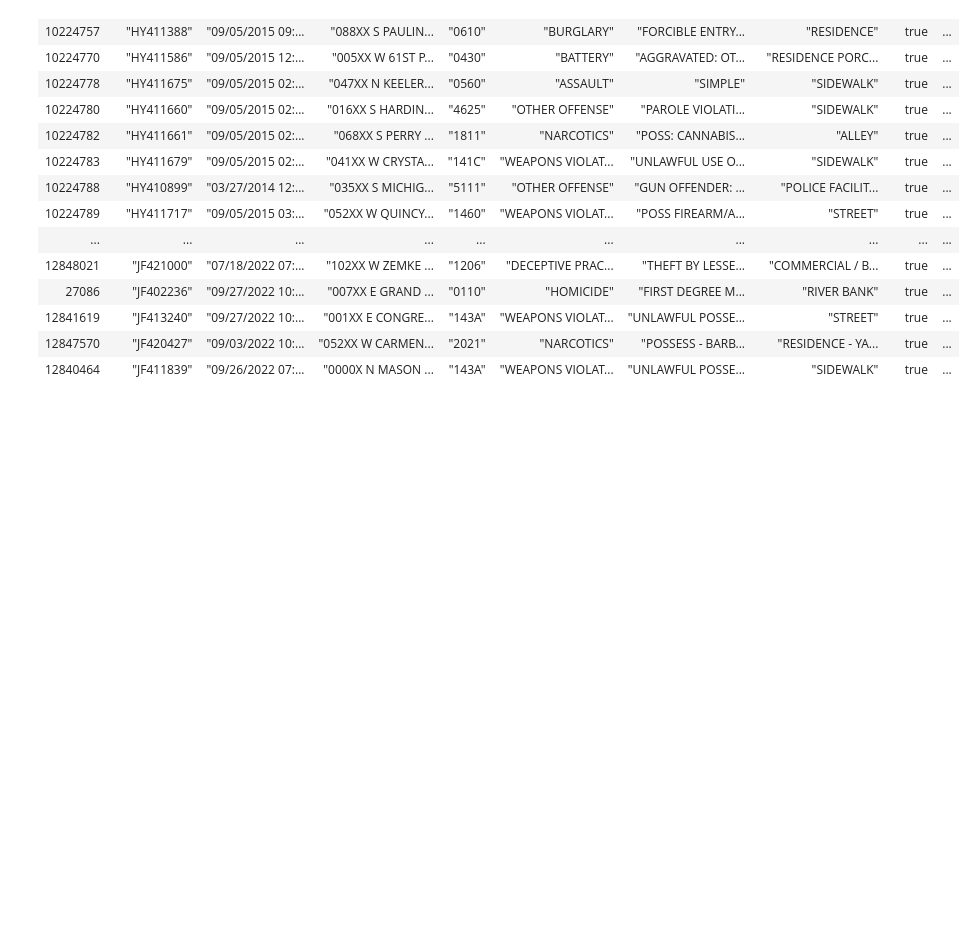
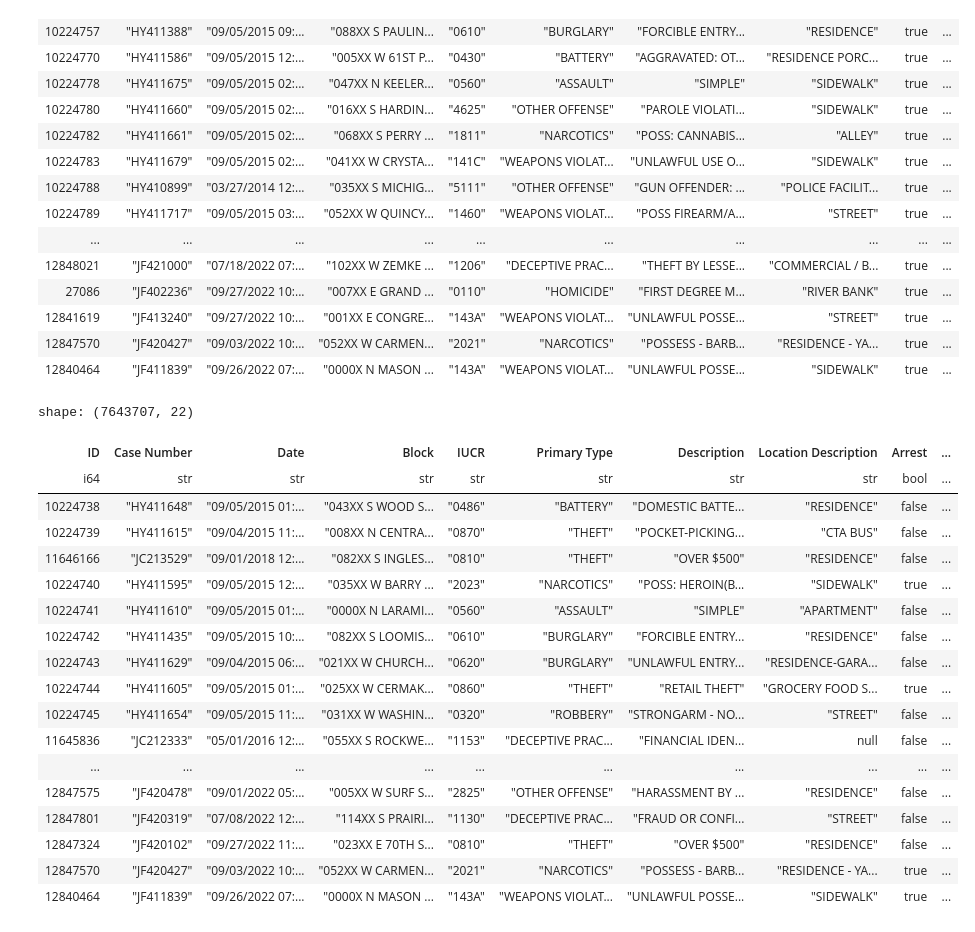
Before and after one commit to RandomFractals/chicago-crimes, a Jupyter notebook: notebooks/chicago-crimes-polars.ipynb, the cells around one changed output. Cells and saved outputs as stored; diff of their text form; code cells hidden in the pictures; blank space fills up the shorter version.

```diff
--- a/notebooks/chicago-crimes-polars.ipynb
+++ b/notebooks/chicago-crimes-polars.ipynb
@@ -28,3 +28,28 @@ shape: (2017993, 22)
 | 12841619 | "JF413240" | "09/27/2022 10:... | "001XX E CONGRE... | "143A" | "WEAPONS VIOLAT... | "UNLAWFUL POSSE... | "STREET" | true | ... |
 | 12847570 | "JF420427" | "09/03/2022 10:... | "052XX W CARMEN... | "2021" | "NARCOTICS" | "POSSESS - BARB... | "RESIDENCE - YA... | true | ... |
 | 12840464 | "JF411839" | "09/26/2022 07:... | "0000X N MASON ... | "143A" | "WEAPONS VIOLAT... | "UNLAWFUL POSSE... | "SIDEWALK" | true | ... |
+# %%
+# read all crimes CSV data
+crimes = pl.read_csv('../data/crimes.csv', parse_dates=True)
+# %%
+crimes
+# %% [output]
+shape: (7643707, 22)
+| ID | Case Number | Date | Block | IUCR | Primary Type | Description | Location Description | Arrest | ... |
+| i64 | str | str | str | str | str | str | str | bool | ... |
+| 10224738 | "HY411648" | "09/05/2015 01:... | "043XX S WOOD S... | "0486" | "BATTERY" | "DOMESTIC BATTE... | "RESIDENCE" | false | ... |
+| 10224739 | "HY411615" | "09/04/2015 11:... | "008XX N CENTRA... | "0870" | "THEFT" | "POCKET-PICKING... | "CTA BUS" | false | ... |
+| 11646166 | "JC213529" | "09/01/2018 12:... | "082XX S INGLES... | "0810" | "THEFT" | "OVER $500" | "RESIDENCE" | false | ... |
+| 10224740 | "HY411595" | "09/05/2015 12:... | "035XX W BARRY ... | "2023" | "NARCOTICS" | "POSS: HEROIN(B... | "SIDEWALK" | true | ... |
+| 10224741 | "HY411610" | "09/05/2015 01:... | "0000X N LARAMI... | "0560" | "ASSAULT" | "SIMPLE" | "APARTMENT" | false | ... |
+| 10224742 | "HY411435" | "09/05/2015 10:... | "082XX S LOOMIS... | "0610" | "BURGLARY" | "FORCIBLE ENTRY... | "RESIDENCE" | false | ... |
+| 10224743 | "HY411629" | "09/04/2015 06:... | "021XX W CHURCH... | "0620" | "BURGLARY" | "UNLAWFUL ENTRY... | "RESIDENCE-GARA... | false | ... |
+| 10224744 | "HY411605" | "09/05/2015 01:... | "025XX W CERMAK... | "0860" | "THEFT" | "RETAIL THEFT" | "GROCERY FOOD S... | true | ... |
+| 10224745 | "HY411654" | "09/05/2015 11:... | "031XX W WASHIN... | "0320" | "ROBBERY" | "STRONGARM - NO... | "STREET" | false | ... |
+| 11645836 | "JC212333" | "05/01/2016 12:... | "055XX S ROCKWE... | "1153" | "DECEPTIVE PRAC... | "FINANCIAL IDEN... | null | false | ... |
+| ... | ... | ... | ... | ... | ... | ... | ... | ... | ... |
+| 12847575 | "JF420478" | "09/01/2022 05:... | "005XX W SURF S... | "2825" | "OTHER OFFENSE" | "HARASSMENT BY ... | "RESIDENCE" | false | ... |
+| 12847801 | "JF420319" | "07/08/2022 12:... | "114XX S PRAIRI... | "1130" | "DECEPTIVE PRAC... | "FRAUD OR CONFI... | "STREET" | false | ... |
+| 12847324 | "JF420102" | "09/27/2022 11:... | "023XX E 70TH S... | "0810" | "THEFT" | "OVER $500" | "RESIDENCE" | false | ... |
+| 12847570 | "JF420427" | "09/03/2022 10:... | "052XX W CARMEN... | "2021" | "NARCOTICS" | "POSSESS - BARB... | "RESIDENCE - YA... | true | ... |
+| 12840464 | "JF411839" | "09/26/2022 07:... | "0000X N MASON ... | "143A" | "WEAPONS VIOLAT... | "UNLAWFUL POSSE... | "SIDEWALK" | true | ... |
```
Also changed, not shown: parts of 2 cells of this notebook.
